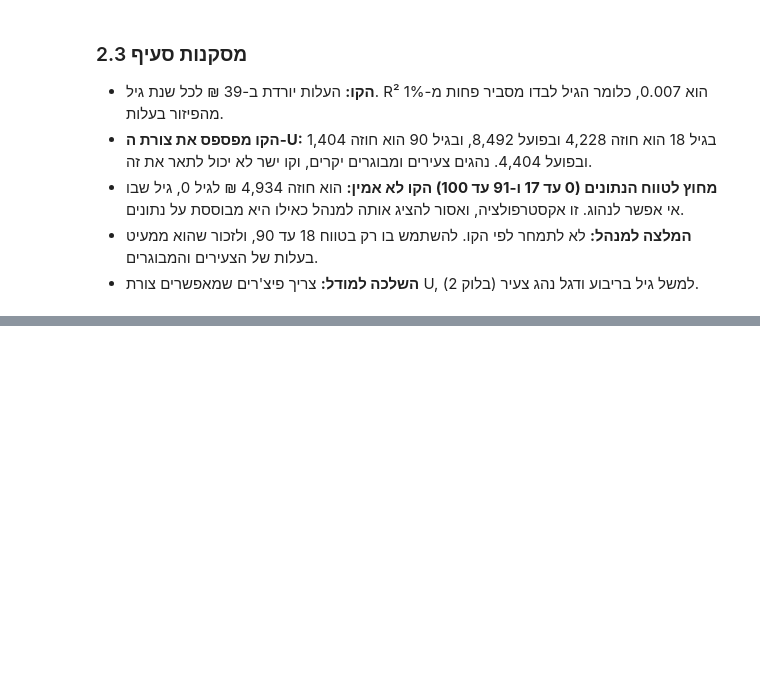
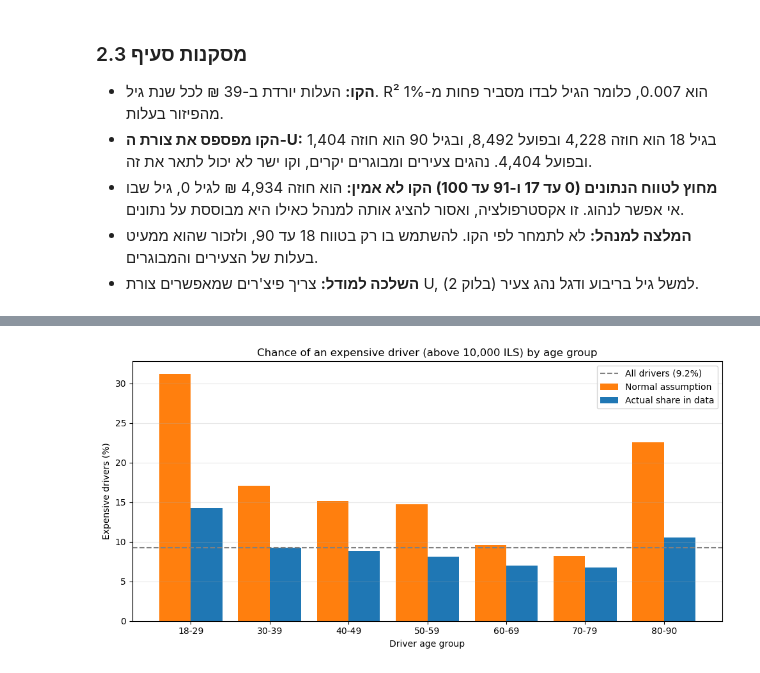
Before and after one commit to liadrimer/car-insurance-claim-prediction, a Jupyter notebook: target_eda.ipynb, the cells around one changed output, grey strips where cells are left out. Saved outputs shown, nothing was run; the diff lists cells and outputs as text; code cells hidden in the pictures; blank space fills up the shorter version.

Commit message:
Add files via upload
Section 2.4: expensive-driver risk by age decade and strategy

```diff
--- a/target_eda.ipynb
+++ b/target_eda.ipynb
@@ -177,0 +182,16 @@ plt.show()
+# %%
+# טבלה לכל עשור: ממוצע, סטיית תקן, ההסתברות לנהג יקר לפי הנחת נורמליות, והשכיחות בפועל
+EXPENSIVE = 10000
+bins = [17, 29, 39, 49, 59, 69, 79, 90]
+labels = ["18-29", "30-39", "40-49", "50-59", "60-69", "70-79", "80-90"]
+decade = pd.cut(df["driver_age"], bins=bins, labels=labels)
+
+decade_table = y.groupby(decade, observed=True).agg(
+    drivers="count",
+    mean="mean",
+    std="std",
+    share_with_claim=lambda s: (s > 0).mean(),
+    actual_expensive=lambda s: (s > EXPENSIVE).mean(),
+)
+decade_table["normal_prob"] = norm.sf(EXPENSIVE, decade_table["mean"], decade_table["std"])
+decade_table.round(3)
@@ -177,0 +208,19 @@ plt.show()
+# %%
+# גרף עמודות לכל עשור: ההסתברות לנהג יקר לפי הנחת נורמליות לעומת השכיחות בפועל
+x = np.arange(len(decade_table))
+fig, ax = plt.subplots(figsize=(10, 5))
+ax.bar(x - 0.2, decade_table["normal_prob"] * 100, width=0.4, color="tab:orange", label="Normal assumption")
+ax.bar(x + 0.2, decade_table["actual_expensive"] * 100, width=0.4, color="tab:blue", label="Actual share in data")
+ax.axhline((y > EXPENSIVE).mean() * 100, color="gray", linestyle="--", label="All drivers (9.2%)")
+
+ax.set_xticks(x)
+ax.set_xticklabels(decade_table.index)
+ax.set_title("Chance of an expensive driver (above 10,000 ILS) by age group")
+ax.set_xlabel("Driver age group")
+ax.set_ylabel("Expensive drivers (%)")
+ax.legend()
+ax.grid(axis="y", alpha=0.3)
+plt.tight_layout()
+plt.show()
+# %% [output]
+[figure, added]
```
Also changed, not shown: parts of 6 cells of this notebook.
